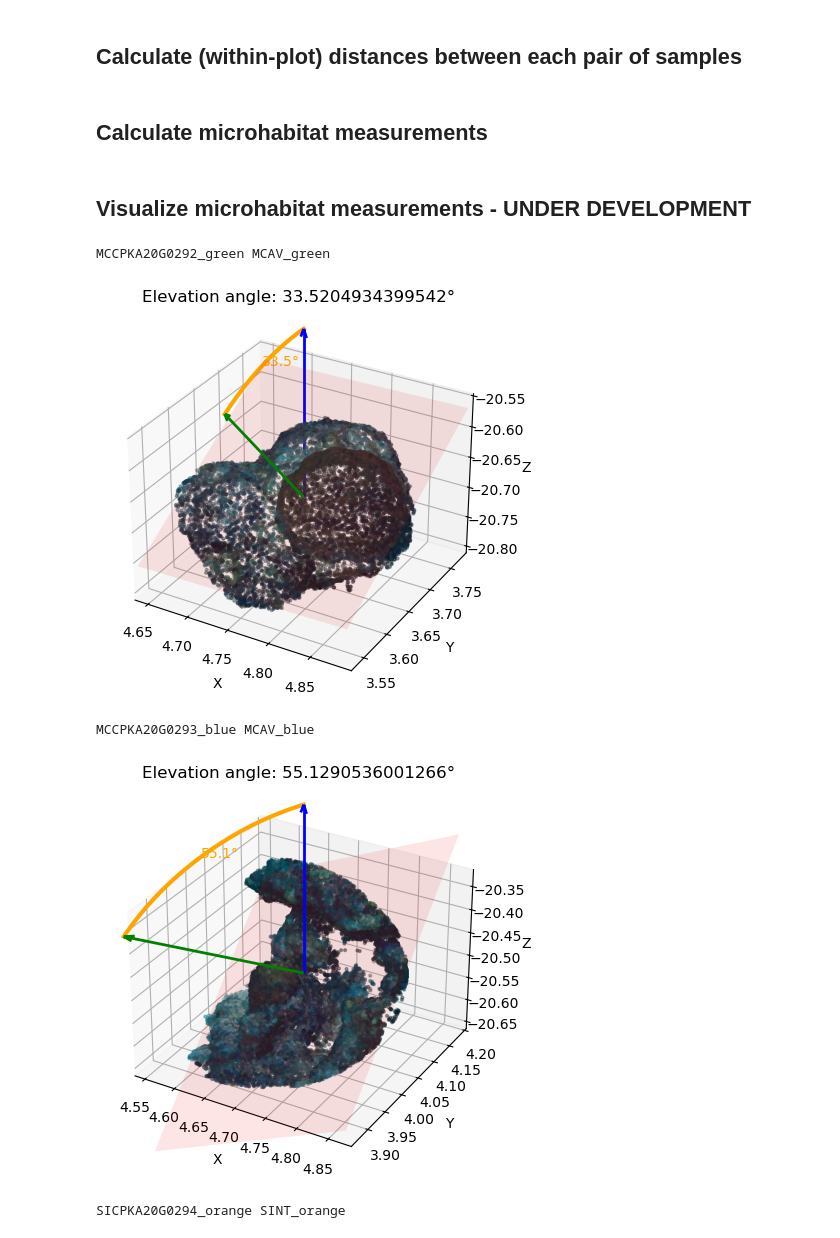
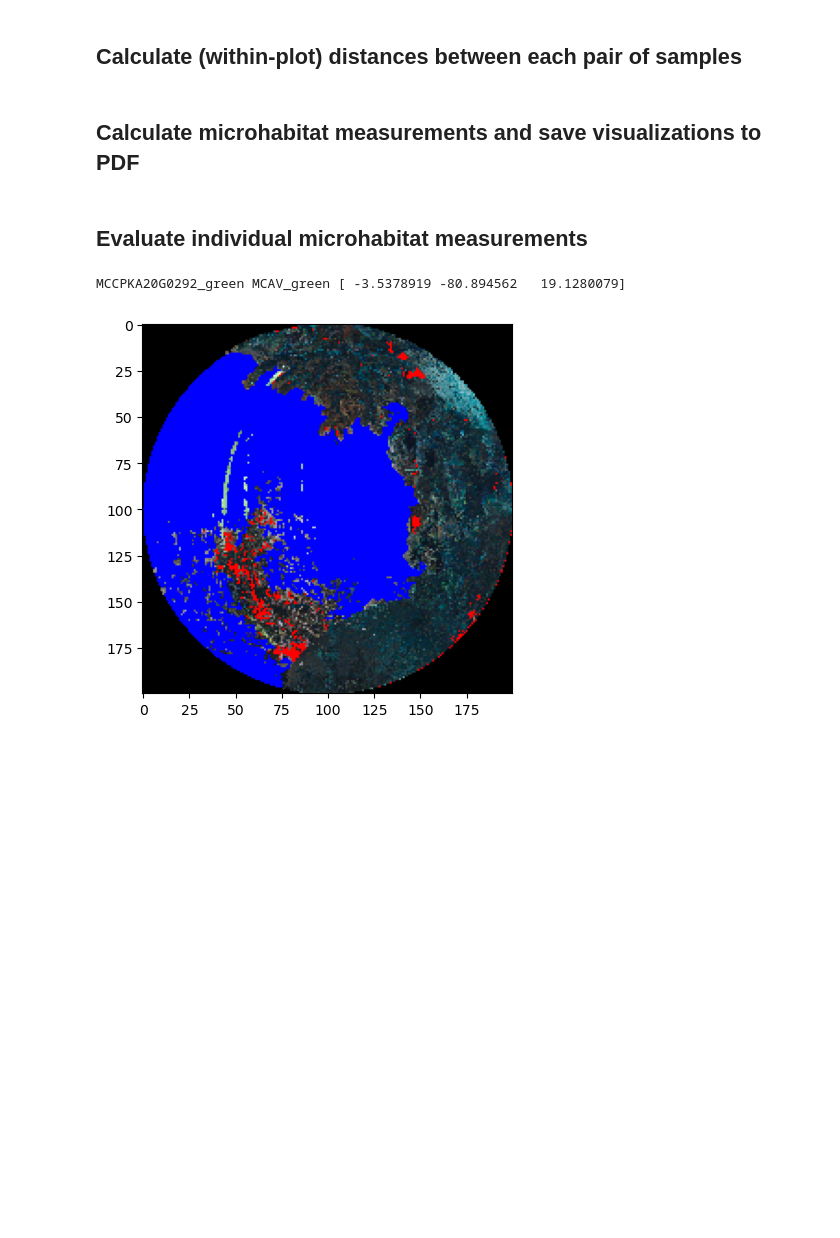
Before and after one commit to reefscapegenomics/substrata, a Jupyter notebook: docs/notebooks/notebook_mcav_sint.ipynb, the cells around one changed output. Saved outputs shown, nothing was run; the diff lists cells and outputs as text; code cells hidden in the pictures; blank space fills up the shorter version.

```diff
--- a/docs/notebooks/notebook_mcav_sint.ipynb
+++ b/docs/notebooks/notebook_mcav_sint.ipynb
@@ -72,7 +85,7 @@ def calc_distance_matrix(plot, output_path):
 # Example execution
 calc_distance_matrix(plot, output_path)
 # %% [markdown]
-## Calculate microhabitat measurements
+## Calculate microhabitat measurements and save visualizations to PDF
 # %%
 def calc_microhabitat_measurements(plot, output_path, trial_run=False):
     if trial_run:
@@ -92,25 +106,26 @@ def calc_microhabitat_measurements(plot, output_path, trial_run=False):
 # Example execution
 calc_microhabitat_measurements(plot, output_path, trial_run=True)
 # %% [markdown]
-## Visualize microhabitat measurements - UNDER DEVELOPMENT
+## Evaluate individual microhabitat measurements
 # %%
-def visualize_microhabitat_measurements(plot, output_path, trial_run=False):
-    if trial_run:
-        annotations = plot.annotations.subset(3)
-    else:
-        annotations = plot.annotations
+def visualize_microhabitat_measurements(ann):
 
-    for ann in annotations:
-            print(ann.id, ann.label)
-            visualizations.visualize_elevation_angle(ann.simple_pcd,
-                                                     ann.measurements["plane_coeffs"])
-
+        print(ann.id, ann.label, ann.orig_coords)
+        # Elevation angle
+        visualizations.visualize_elevation_angle(ann.simple_pcd,
+                                                 ann.measurements["plane_coeffs"],
+                                                 interactive=True)
+        # Roughness
+        visualizations.visualize_roughness(ann.simple_pcd,
+                                           ra=ann.measurements["Ra"],
+                                           rq=ann.measurements["Rq"],
+                                           interactive=True)
+        # Gap fraction
+        plt.imshow(ann.measurements["gapF_image"])
+        plt.show()
 
 # Example execution
-visualize_microhabitat_measurements(plot, output_path, trial_run=True)
+visualize_microhabitat_measurements(plot.annotations["MCCPKA20G0292_green"])
 # %% [output]
-MCCPKA20G0292_green MCAV_green
+MCCPKA20G0292_green MCAV_green [ -3.5378919 -80.894562   19.1280079]
-[figure, old version]
+[figure, new version]
-MCCPKA20G0293_blue MCAV_blue
-[figure, removed]
-SICPKA20G0294_orange SINT_orange
```
Also changed, not shown: parts of 5 cells of this notebook, 8 other files.
